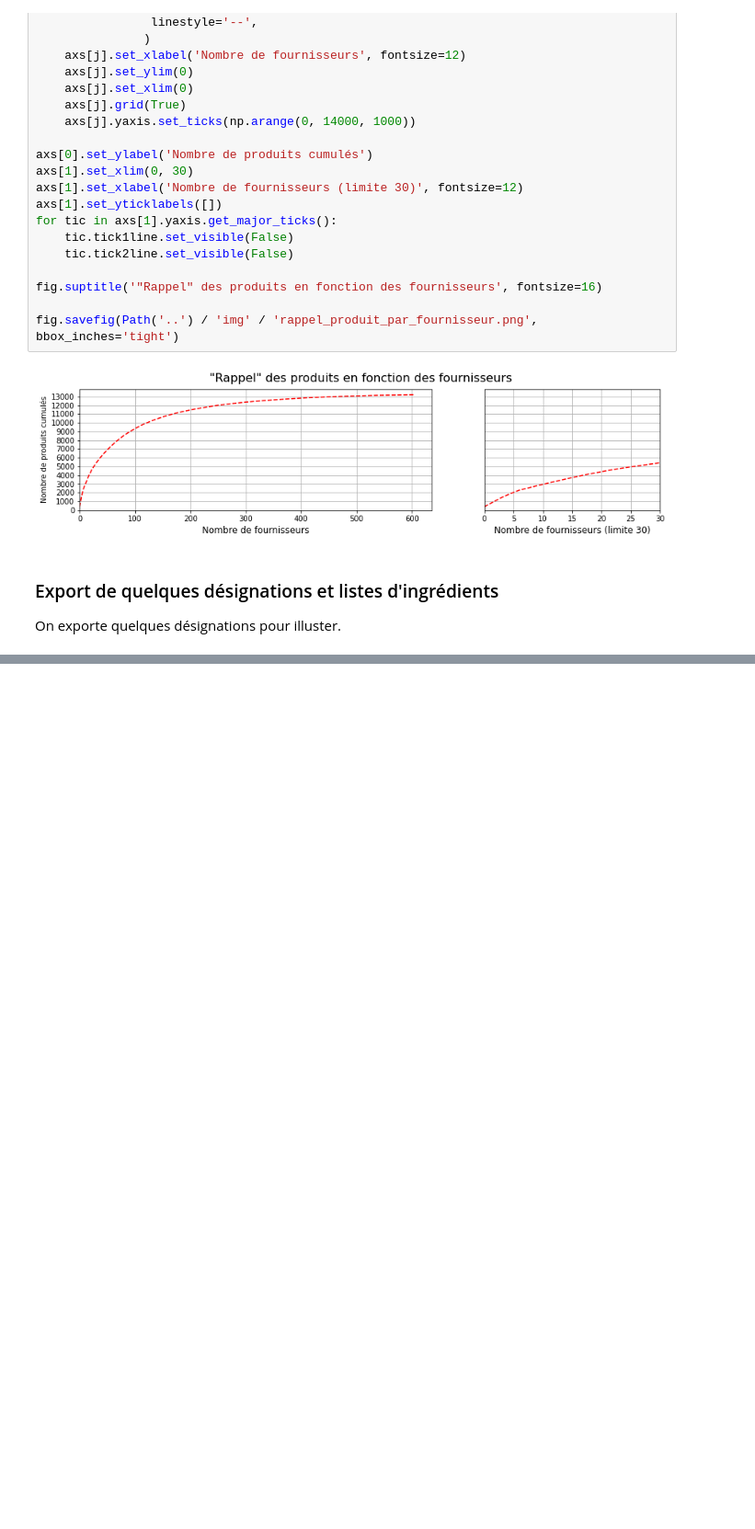
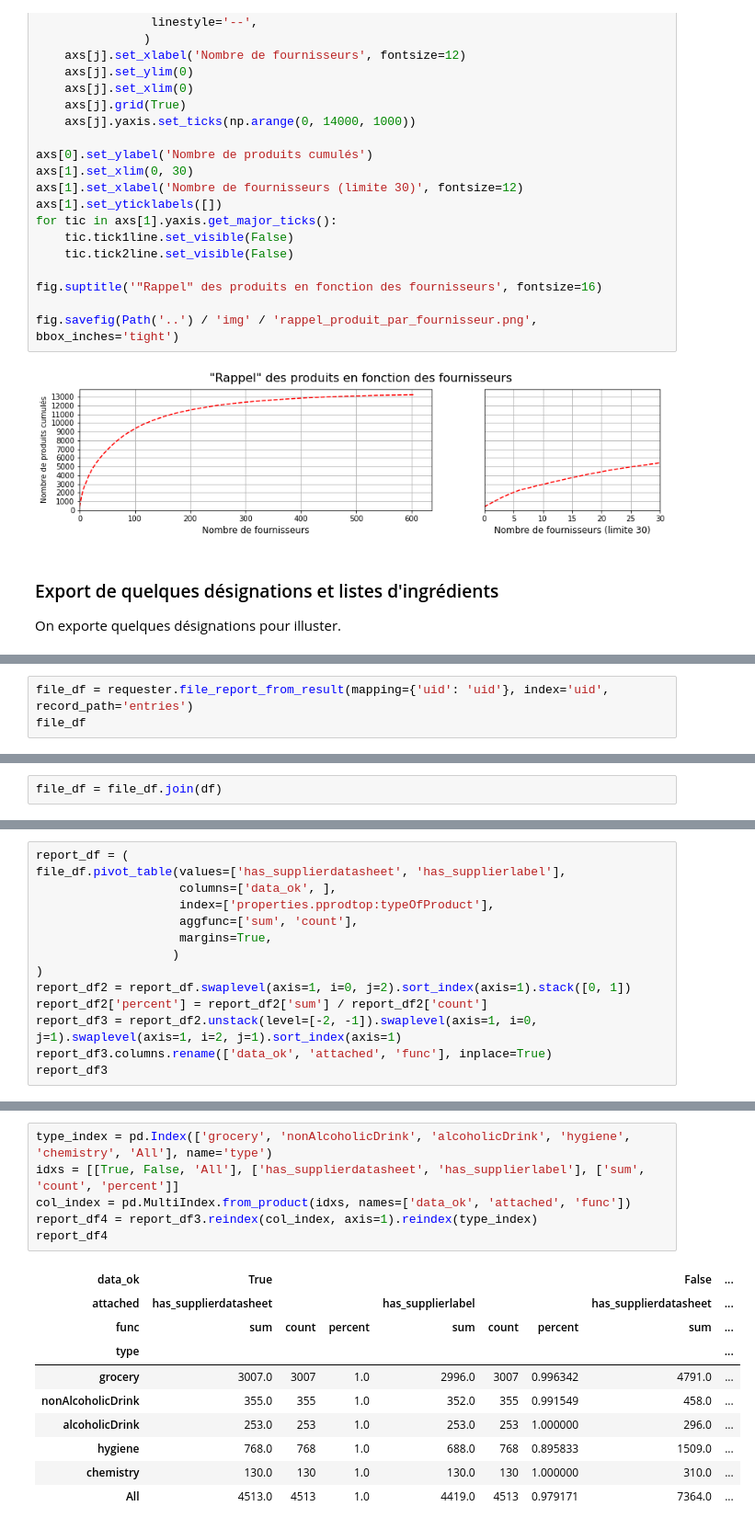
Before and after one commit to UltraDiuve/PIM-Recognizer, a Jupyter notebook: report/notebooks/Analyse donnees du PIM.ipynb, the cells around one changed output, grey strips where cells are left out. Shown at 92% size. Drawn from its saved outputs; the diff is of its cells as text; blank space fills up the shorter version.

```diff
--- a/report/notebooks/Analyse donnees du PIM.ipynb
+++ b/report/notebooks/Analyse donnees du PIM.ipynb
@@ -746,0 +753,3 @@ ea946b9f-571b-4be9-ae08-275355db3f91
+# %%
+file_df = requester.file_report_from_result(mapping={'uid': 'uid'}, index='uid', record_path='entries')
+file_df
@@ -746,0 +767,2 @@ ea946b9f-571b-4be9-ae08-275355db3f91
+# %%
+file_df = file_df.join(df)
@@ -746,0 +783,14 @@ ea946b9f-571b-4be9-ae08-275355db3f91
+# %%
+report_df = (
+file_df.pivot_table(values=['has_supplierdatasheet', 'has_supplierlabel'],
+                    columns=['data_ok', ],
+                    index=['properties.pprodtop:typeOfProduct'],
+                    aggfunc=['sum', 'count'],
+                    margins=True,
+                   )
+)
+report_df2 = report_df.swaplevel(axis=1, i=0, j=2).sort_index(axis=1).stack([0, 1])
+report_df2['percent'] = report_df2['sum'] / report_df2['count']
+report_df3 = report_df2.unstack(level=[-2, -1]).swaplevel(axis=1, i=0, j=1).swaplevel(axis=1, i=2, j=1).sort_index(axis=1)
+report_df3.columns.rename(['data_ok', 'attached', 'func'], inplace=True)
+report_df3
@@ -746,0 +808,17 @@ ea946b9f-571b-4be9-ae08-275355db3f91
+# %%
+type_index = pd.Index(['grocery', 'nonAlcoholicDrink', 'alcoholicDrink', 'hygiene', 'chemistry', 'All'], name='type')
+idxs = [[True, False, 'All'], ['has_supplierdatasheet', 'has_supplierlabel'], ['sum', 'count', 'percent']]
+col_index = pd.MultiIndex.from_product(idxs, names=['data_ok', 'attached', 'func'])
+report_df4 = report_df3.reindex(col_index, axis=1).reindex(type_index)
+report_df4
+# %% [output]
+| data_ok | True |  |  |  |  |  | False | ... |
+| attached | has_supplierdatasheet |  |  | has_supplierlabel |  |  | has_supplierdatasheet | ... |
+| func | sum | count | percent | sum | count | percent | sum | ... |
+| type |  |  |  |  |  |  |  | ... |
+| grocery | 3007.0 | 3007 | 1.0 | 2996.0 | 3007 | 0.996342 | 4791.0 | ... |
+| nonAlcoholicDrink | 355.0 | 355 | 1.0 | 352.0 | 355 | 0.991549 | 458.0 | ... |
+| alcoholicDrink | 253.0 | 253 | 1.0 | 253.0 | 253 | 1.000000 | 296.0 | ... |
+| hygiene | 768.0 | 768 | 1.0 | 688.0 | 768 | 0.895833 | 1509.0 | ... |
+| chemistry | 130.0 | 130 | 1.0 | 130.0 | 130 | 1.000000 | 310.0 | ... |
+| All | 4513.0 | 4513 | 1.0 | 4419.0 | 4513 | 0.979171 | 7364.0 | ... |
```
Also changed, not shown: parts of 20 cells of this notebook, 19 other files.
